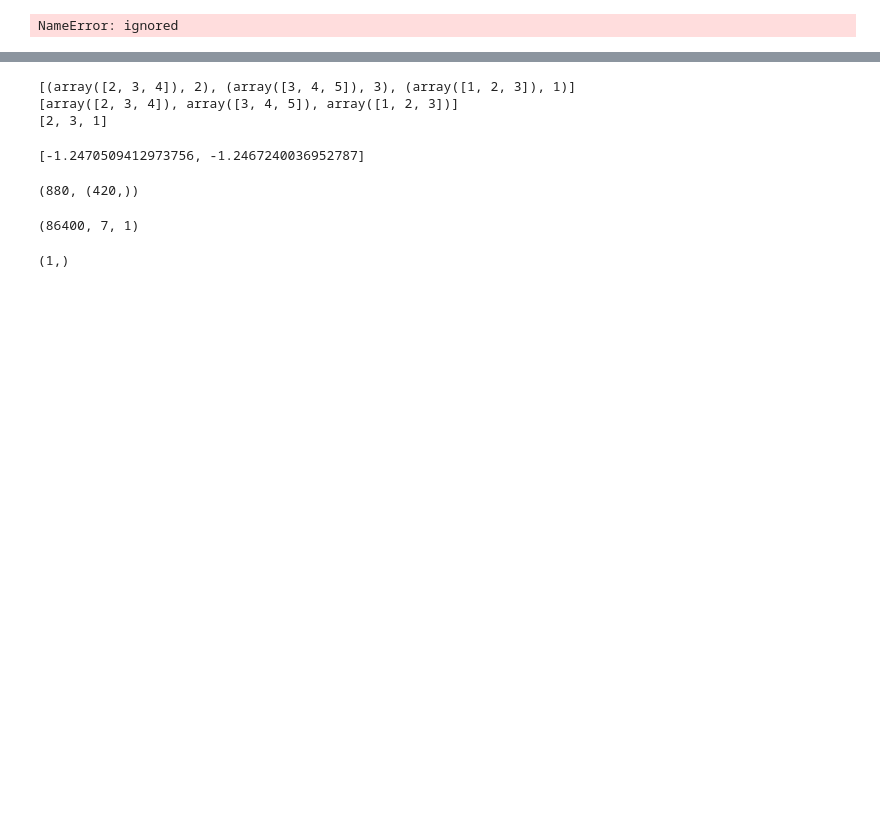
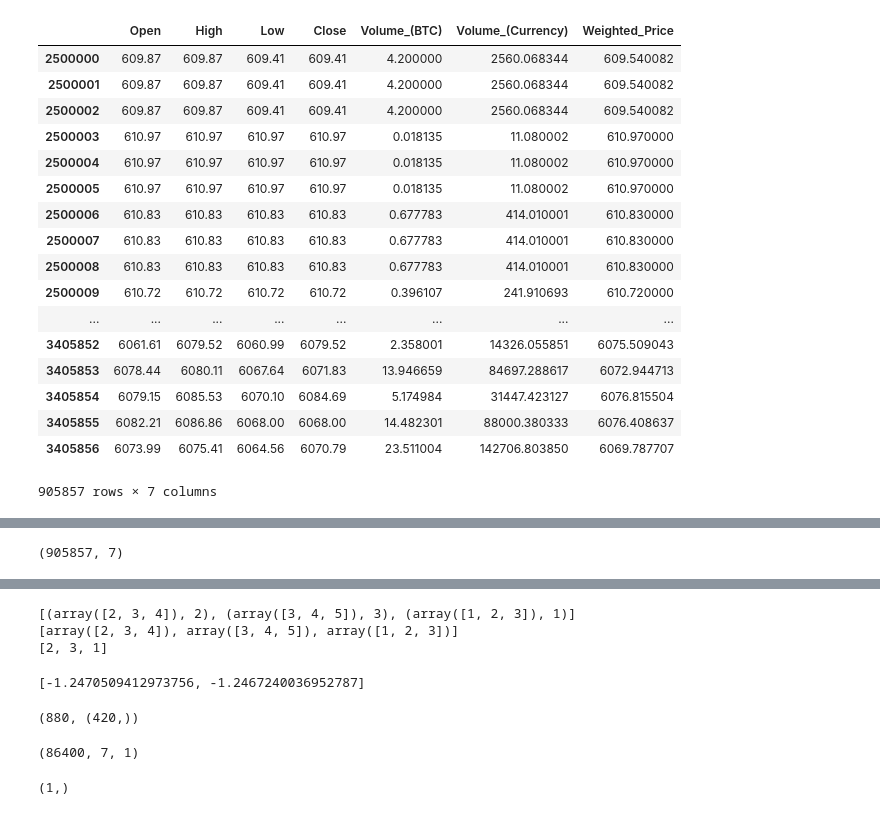
Before and after one commit to ShrekFelix/Deep-Trading-Agent, a Jupyter notebook: MidtermCode.ipynb, the cells around one changed output, grey strips where cells are left out. Saved outputs shown, nothing was run; the diff lists cells and outputs as text; code cells hidden in the pictures; blank space fills up the shorter version.

```diff
--- a/MidtermCode.ipynb
+++ b/MidtermCode.ipynb
@@ -12,6 +14,5 @@ import os
 bitstamp = pd.read_csv('bitstampUSD_1-min_data_2012-01-01_to_2018-06-27.csv')
 bitstamp.drop(labels='Timestamp', axis=1, inplace=True)
 bitstamp = bitstamp[2500000:]
-bitstamp = bitstamp[2500000:3001000]
 bitstamp.head()
 # %% [output]
@@ -19,3 +25,24 @@ FileNotFoundError: ignored
+# %%
+bitstamp
+# %% [output]
+|  | Open | High | Low | Close | Volume_(BTC) | Volume_(Currency) | Weighted_Price |
+| 2500000 | 609.87 | 609.87 | 609.41 | 609.41 | 4.200000 | 2560.068344 | 609.540082 |
+| 2500001 | 609.87 | 609.87 | 609.41 | 609.41 | 4.200000 | 2560.068344 | 609.540082 |
+| 2500002 | 609.87 | 609.87 | 609.41 | 609.41 | 4.200000 | 2560.068344 | 609.540082 |
+| 2500003 | 610.97 | 610.97 | 610.97 | 610.97 | 0.018135 | 11.080002 | 610.970000 |
+| 2500004 | 610.97 | 610.97 | 610.97 | 610.97 | 0.018135 | 11.080002 | 610.970000 |
+| 2500005 | 610.97 | 610.97 | 610.97 | 610.97 | 0.018135 | 11.080002 | 610.970000 |
+| 2500006 | 610.83 | 610.83 | 610.83 | 610.83 | 0.677783 | 414.010001 | 610.830000 |
+| 2500007 | 610.83 | 610.83 | 610.83 | 610.83 | 0.677783 | 414.010001 | 610.830000 |
+| 2500008 | 610.83 | 610.83 | 610.83 | 610.83 | 0.677783 | 414.010001 | 610.830000 |
+| 2500009 | 610.72 | 610.72 | 610.72 | 610.72 | 0.396107 | 241.910693 | 610.720000 |
+| ... | ... | ... | ... | ... | ... | ... | ... |
+| 3405852 | 6061.61 | 6079.52 | 6060.99 | 6079.52 | 2.358001 | 14326.055851 | 6075.509043 |
+| 3405853 | 6078.44 | 6080.11 | 6067.64 | 6071.83 | 13.946659 | 84697.288617 | 6072.944713 |
+| 3405854 | 6079.15 | 6085.53 | 6070.10 | 6084.69 | 5.174984 | 31447.423127 | 6076.815504 |
+| 3405855 | 6082.21 | 6086.86 | 6068.00 | 6068.00 | 14.482301 | 88000.380333 | 6076.408637 |
+| 3405856 | 6073.99 | 6075.41 | 6064.56 | 6070.79 | 23.511004 | 142706.803850 | 6069.787707 |
+905857 rows × 7 columns
 # %%
 # for faster numpy concat
 b = np.array(bitstamp)
@@ -37,8 +64,6 @@ def getY(x,n):
 y=getY(b,n)
 # %%
 curves = np.array(bitstamp)
-# %% [output]
-NameError: ignored
 # %%
 !pip install gym
 # %% [output]
@@ -59,3 +84,7 @@ Requirement already satisfied: chardet<3.1.0,>=3.0.2 in /usr/local/lib/python3.6
 Successfully built gym
 Installing collected packages: pyglet, gym
 Successfully installed gym-0.10.9 pyglet-1.3.2
+# %%
+curves.shape
+# %% [output]
+(905857, 7)
```
Also changed, not shown: parts of 8 cells of this notebook.
